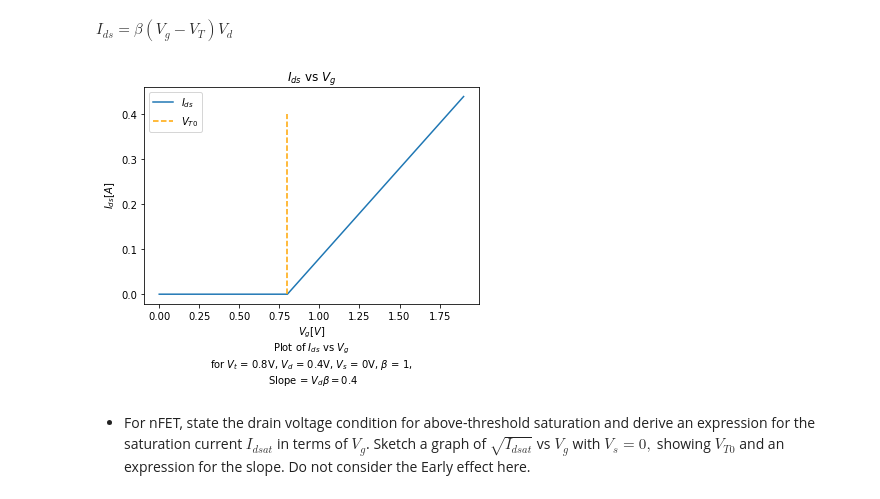
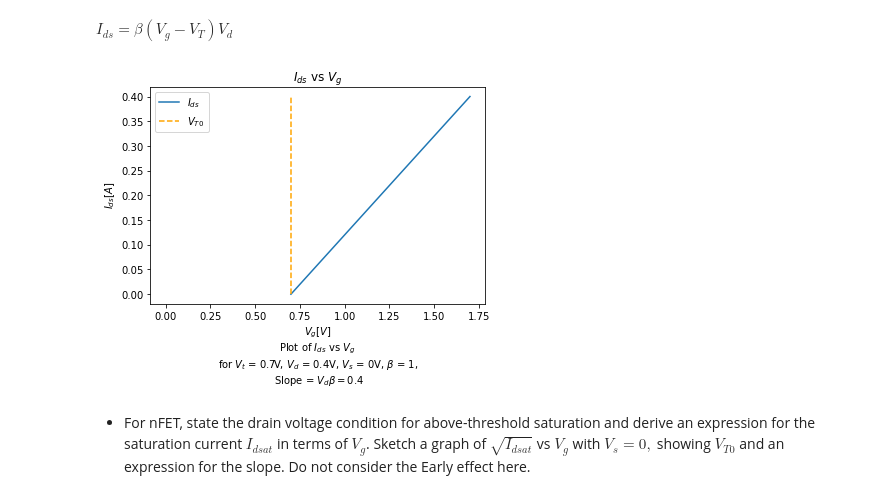
Before and after one commit to daggermaster3000/NE1, a Jupyter notebook: TP3/2022_Lab3_AboveThr_GroupNumber_FirstName_LastName.ipynb, the cells around one changed output. Drawn from its saved outputs; the diff is of its cells as text; code cells hidden in the pictures.

```diff
--- a/TP3/2022_Lab3_AboveThr_GroupNumber_FirstName_LastName.ipynb
+++ b/TP3/2022_Lab3_AboveThr_GroupNumber_FirstName_LastName.ipynb
@@ -114,24 +114,25 @@ $I_{ds} = \beta(V_{g}-V_{T})V_{d}$
 # %%
 import numpy as np
 import matplotlib.pyplot as plt
-v_t = 0.8
+v_t = 0.7
 v_s = 0
 v_d = 0.4
 beta = 1
-v_g = np.arange(0.0, 2, 0.1)
+v_g = np.arange(0.0, 1.8, 0.1)
 i_ds = beta*(v_g - v_s - v_t)*(v_d - v_s)
 i_ds = np.array([max(i, 0) for i in i_ds])  #floor neagtive values
-plt.plot(v_g, i_ds, label="$I_{ds}$")
+plt.plot(v_g[:8], i_ds[:8], color="white")
+plt.plot(v_g[7:], i_ds[7:], label="$I_{ds}$")
 plt.xlabel('''$V_g [V]$
 Plot of $I_{ds}$ vs $V_{g}$
-for $V_{t}$ = 0.8V, $V_{d}$ = 0.4V, $V_{s}$ = 0V, $\\beta$ = 1,
+for $V_{t}$ = 0.7V, $V_{d}$ = 0.4V, $V_{s}$ = 0V, $\\beta$ = 1,
  Slope = $V_{d}  \\beta = 0.4$''') #slope is from y=mx+h , m=beta*Vd
 plt.ylabel("$I_{ds} [A]$")
 plt.title("$I_{ds}$ vs $V_{g}$")
 plt.vlines(v_t, 0, v_d, linestyles="dashed", label="$V_{T0}$",color = 'orange')
 plt.legend()
 plt.show()
 # %% [output]
-[figure, old version]
+[figure, new version]
 # %% [markdown]
 - For nFET, state the drain voltage condition for above-threshold saturation and derive an expression for the saturation current $I_{dsat}$ in terms of $V_g$. Sketch a graph of $\sqrt{I_{dsat}}$ vs $V_g$ with $V_s=0,$ showing $V_{T0}$ and an expression for the slope. Do not consider the Early effect here.
```
Also changed, not shown: parts of 4 cells of this notebook.
